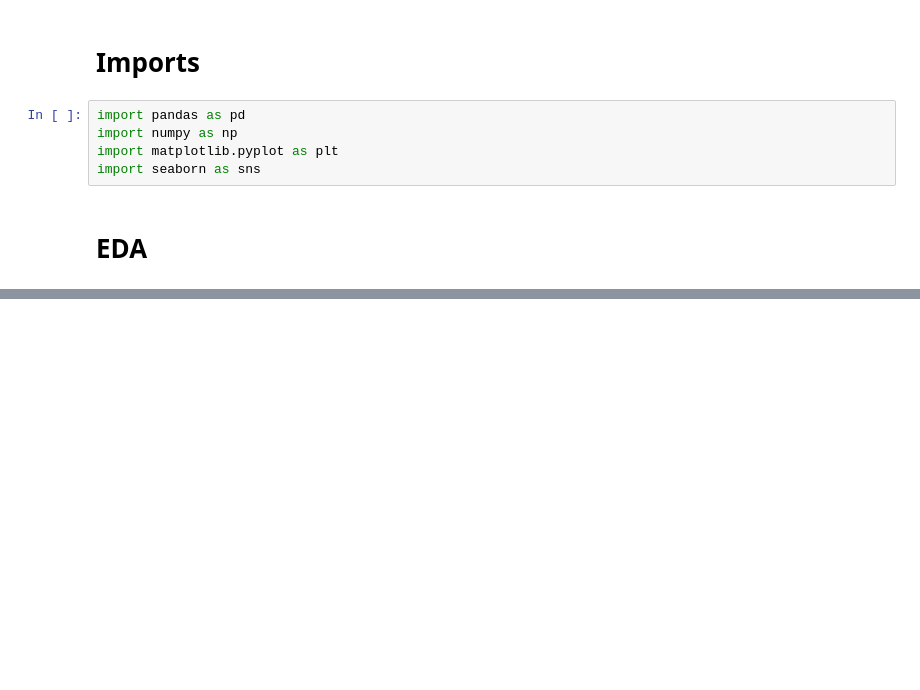
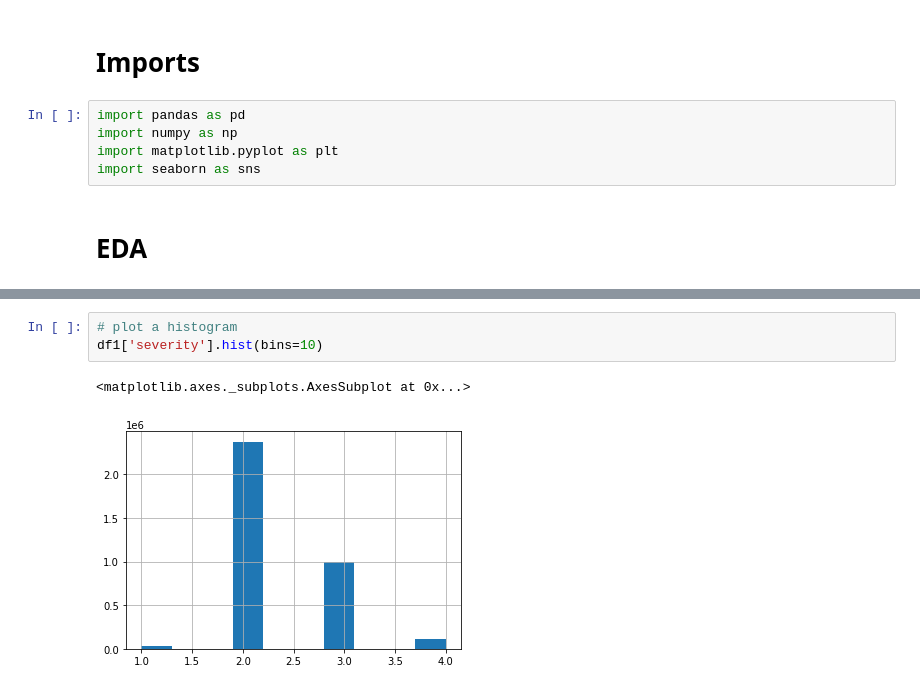
Before and after one commit to pvn-leo/DataAnalytics, a Jupyter notebook: US_accidents_1.ipynb, the cells around one changed output, grey strips where cells are left out. Saved outputs shown, nothing was run; the diff lists cells and outputs as text; blank space fills up the shorter version.

```diff
--- a/US_accidents_1.ipynb
+++ b/US_accidents_1.ipynb
@@ -53,0 +140,6 @@ Columns :  49
+# %%
+# plot a histogram
+df1['severity'].hist(bins=10)
+# %% [output]
+<matplotlib.axes._subplots.AxesSubplot at 0x...>
+[figure, added]
```
Also changed, not shown: parts of 29 cells of this notebook.
